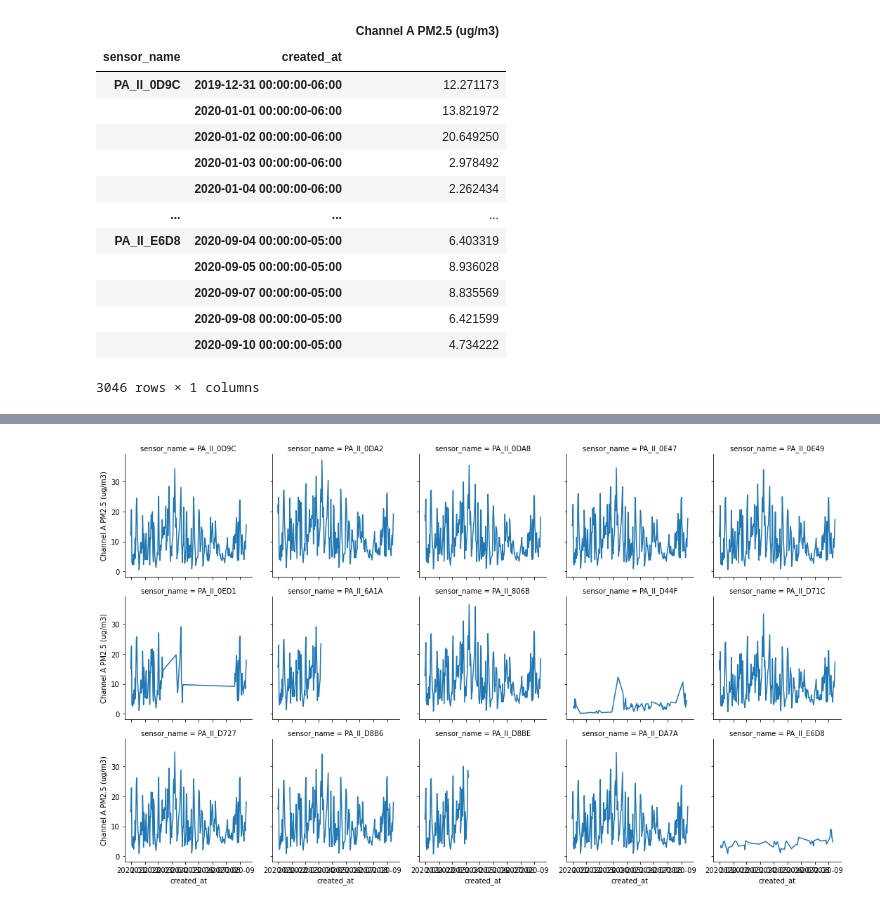
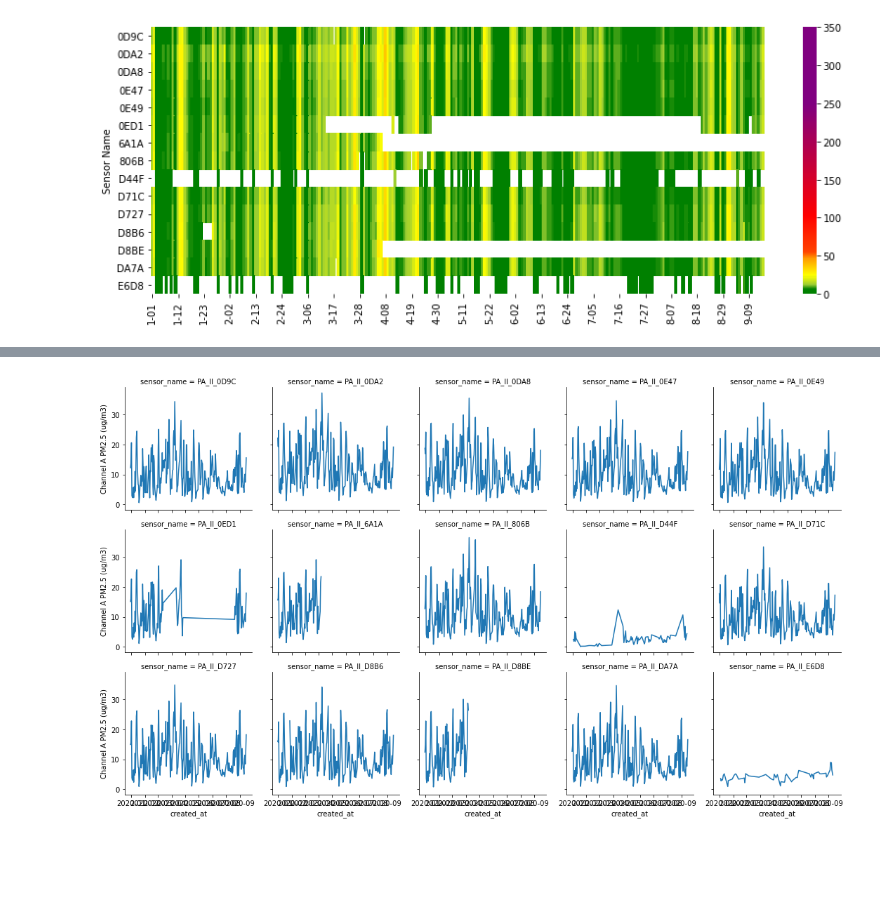
Before and after one commit to intelligent-environments-lab/bleed-orange-measure-purple, a Jupyter notebook: notebooks/4.0-cjl-PA-heatmap.ipynb, the cells around one changed output, grey strips where cells are left out. Saved outputs shown, nothing was run; the diff lists cells and outputs as text; code cells hidden in the pictures; blank space fills up the shorter version.

Commit message:
Update 4.0-cjl-PA-heatmap.ipynb
Add  colorscale based on EPA standards

```diff
--- a/notebooks/4.0-cjl-PA-heatmap.ipynb
+++ b/notebooks/4.0-cjl-PA-heatmap.ipynb
@@ -8,4 +9,8 @@ data = pd.read_parquet('../data/processed/PurpleAir daily individual.parquet')[[
 # %%
 data_by_sensor = data.reset_index()
 data_by_sensor['created_at'] = data_by_sensor['created_at'].dt.strftime('%m-%d')
+for i, value in enumerate(data_by_sensor['created_at']):
+        data_by_sensor.loc[i, 'created_at'] =value.lstrip("0").replace(" 0", " ")
+for i, value in enumerate(data_by_sensor['sensor_name']):
+        data_by_sensor.loc[i, 'sensor_name'] =value.replace("PA_II_", "")
 data_by_sensor=data_by_sensor.pivot(index='created_at',columns='sensor_name', values='Channel A PM2.5 (ug/m3)')
@@ -20,17 +17,28 @@ fig.set_size_inches(15,5)
-# %%
-data
-# %% [output]
-|  |  | Channel A PM2.5 (ug/m3) |
-| sensor_name | created_at |  |
-| PA_II_0D9C | 2019-12-31 00:00:00-06:00 | 12.271173 |
-|  | 2020-01-01 00:00:00-06:00 | 13.821972 |
-|  | 2020-01-02 00:00:00-06:00 | 20.649250 |
-|  | 2020-01-03 00:00:00-06:00 | 2.978492 |
-|  | 2020-01-04 00:00:00-06:00 | 2.262434 |
-| ... | ... | ... |
-| PA_II_E6D8 | 2020-09-04 00:00:00-05:00 | 6.403319 |
-|  | 2020-09-05 00:00:00-05:00 | 8.936028 |
-|  | 2020-09-07 00:00:00-05:00 | 8.835569 |
-|  | 2020-09-08 00:00:00-05:00 | 6.421599 |
-|  | 2020-09-10 00:00:00-05:00 | 4.734222 |
-3046 rows × 1 columns
+# %%
+colors = ['green',
+          'green',
+          'yellowgreen',
+          'yellow',
+          'orange',
+          'orangered',
+          'red',
+          'purple',
+          'purple']
+nodes = [0,
+         6/350, #green midpt
+         12/350, # boundary
+         24/350, # yellow midpt
+         45/350, # orange midpt
+         55/350, # boundary
+         103/350, # red midpt
+         250/350, # purple midpt
+         350/350]
+cmap = LinearSegmentedColormap.from_list("mycmap",list(zip(nodes, colors)))
+fig, ax = plt.subplots(1,1)
+sns.heatmap(data_by_sensor.T, cmap=cmap, vmin=0,vmax=350)
+fig.set_size_inches(14,5)
+ax.set_xlabel('')
+ax.set_ylabel('Sensor Name')
+plt.savefig('PA_Heatmap.jpg', transparent=False)
+# %% [output]
+[figure, added]
```
Also changed, not shown: parts of 4 cells of this notebook.
